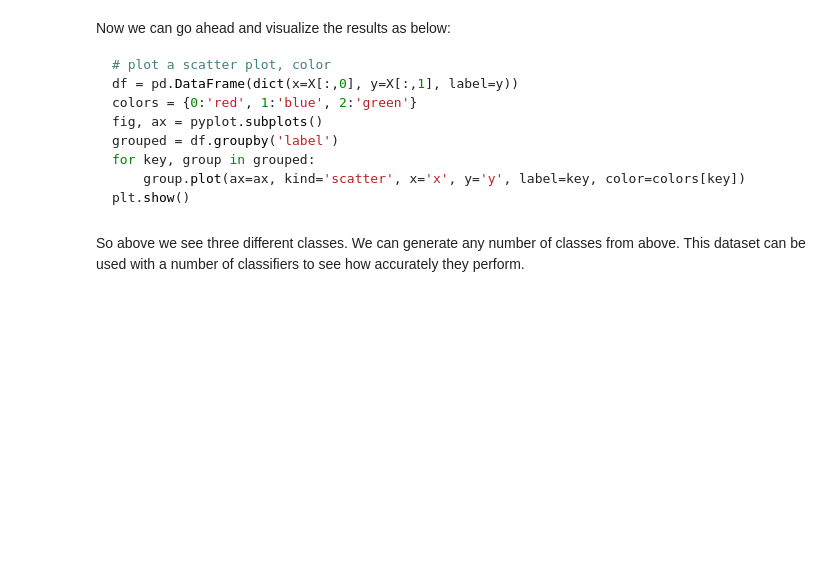
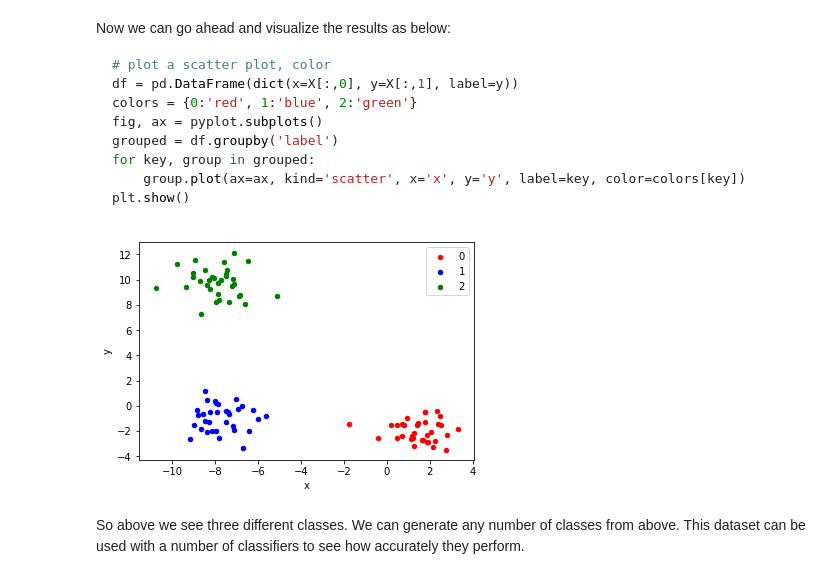
Before and after one commit to UpwardTrajectory/dsc-2-23-05-data-generation-process-code-along-seattle-ds-career-040119, a Jupyter notebook: index.ipynb, the cells around one changed output. Saved outputs shown, nothing was run; the diff lists cells and outputs as text; code cells hidden in the pictures; blank space fills up the shorter version.

```diff
--- a/index.ipynb
+++ b/index.ipynb
@@ -58,12 +58,15 @@ plt.show()
 # %%
 def draw_data(X=X, y=y):
     df = pd.DataFrame(dict(x=X[:,0], y=X[:,1], label=y))
     colors = {0:'red', 1:'blue', 2:'green', 3:'cyan', 4:'black', 5:'yellow', 6:'orange'}
     fig, ax = plt.subplots()
     grouped = df.groupby('label')
     for key, group in grouped:
         group.plot(ax=ax, kind='scatter', x='x', y='y', label=key, color=colors[key])
     plt.show()
+draw_data()
+# %% [output]
+[figure, added]
 # %% [markdown]
 So above we see three different classes. We can generate any number of classes from above. This dataset can be used with a number of classifiers to see how accurately they perform.
 # %% [markdown]
```
